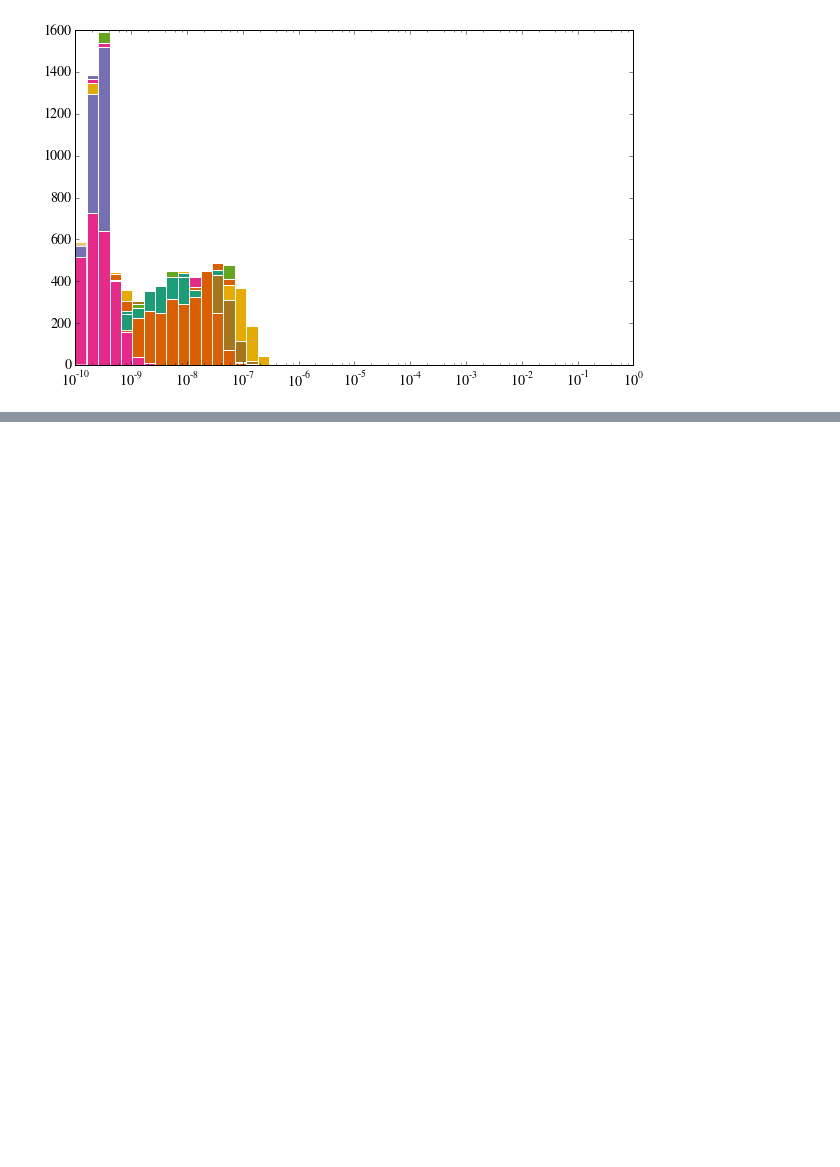
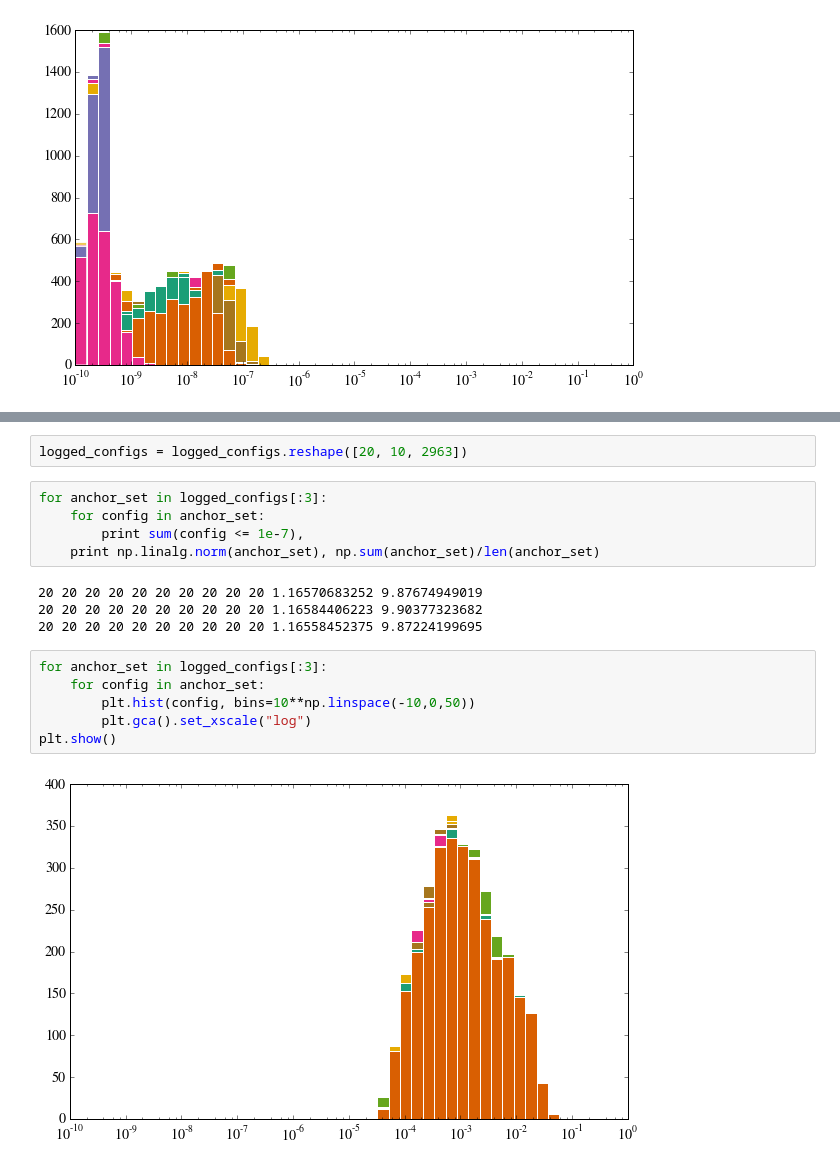
Before and after one commit to jming/thesis, a Jupyter notebook: explore-ipynb/Convex Hull Error Visualizations.ipynb, the cells around one changed output, grey strips where cells are left out. Drawn from its saved outputs; the diff is of its cells as text; blank space fills up the shorter version.

```diff
--- a/explore-ipynb/Convex Hull Error Visualizations.ipynb
+++ b/explore-ipynb/Convex Hull Error Visualizations.ipynb
@@ -226,0 +281,19 @@ plt.show()
+# %%
+logged_configs = logged_configs.reshape([20, 10, 2963])
+# %%
+for anchor_set in logged_configs[:3]:
+    for config in anchor_set:
+        print sum(config <= 1e-7),
+    print np.linalg.norm(anchor_set), np.sum(anchor_set)/len(anchor_set)
+# %% [output]
+20 20 20 20 20 20 20 20 20 20 1.16570683252 9.87674949019
+20 20 20 20 20 20 20 20 20 20 1.16584406223 9.90377323682
+20 20 20 20 20 20 20 20 20 20 1.16558452375 9.87224199695
+# %%
+for anchor_set in logged_configs[:3]:
+    for config in anchor_set:
+        plt.hist(config, bins=10**np.linspace(-10,0,50))
+        plt.gca().set_xscale("log")
+plt.show()
+# %% [output]
+[figure, added]
```
Also changed, not shown: parts of 7 cells of this notebook, 2 other files.
